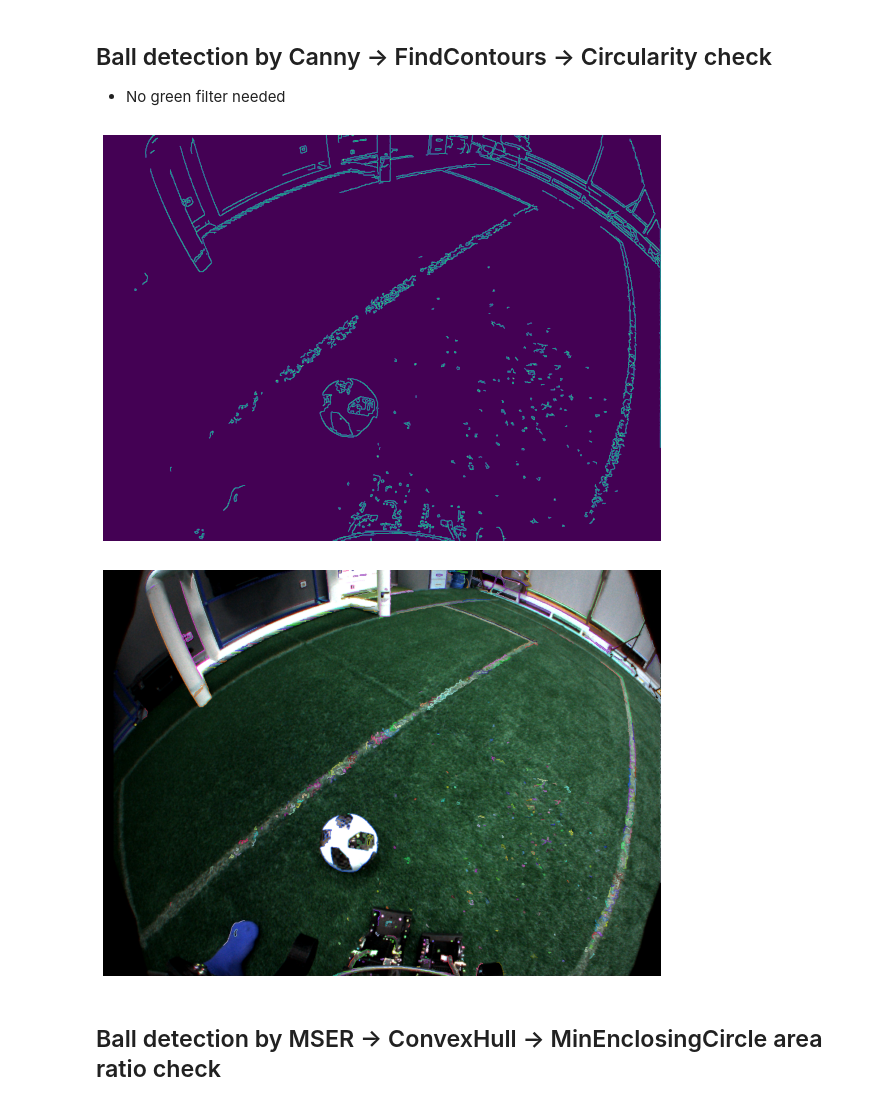
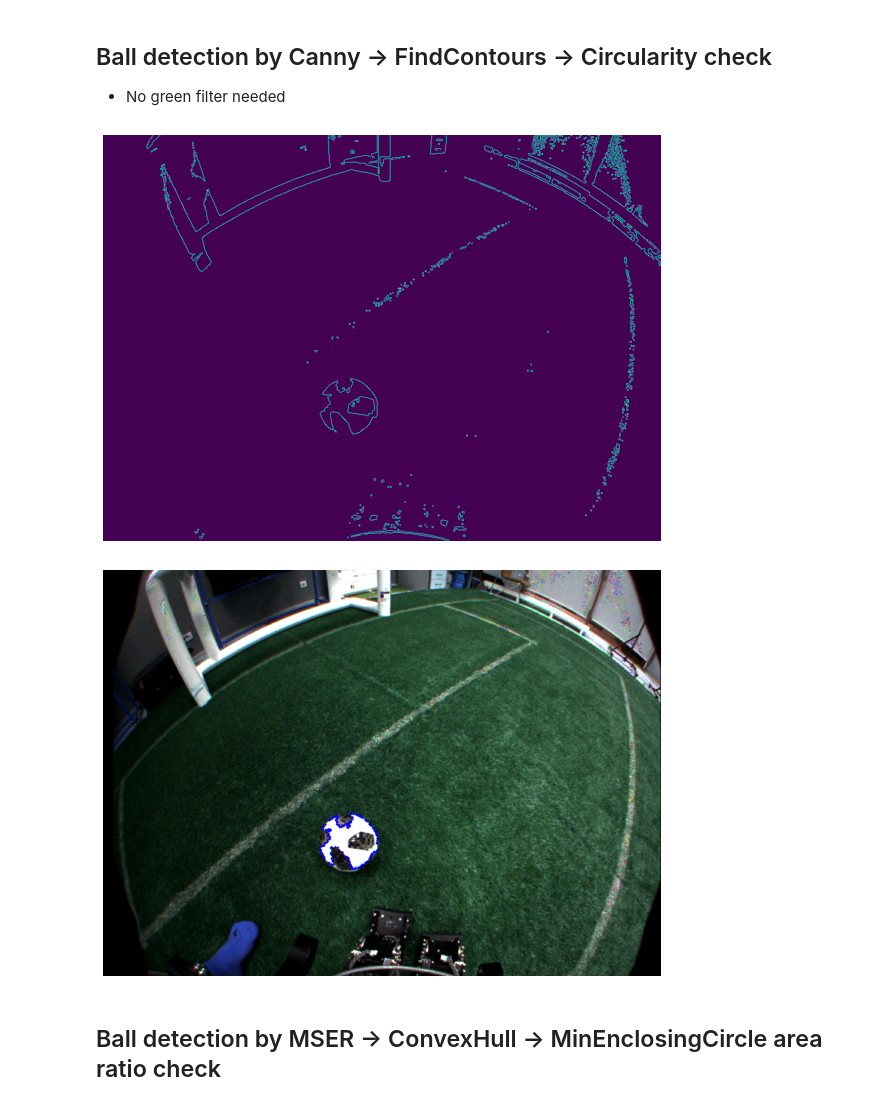
Before and after one commit to mashamochalina/cvr_course, a Jupyter notebook: notebooks/cv_hw2.ipynb, the cells around one changed output. Cells and saved outputs as stored; diff of their text form; code cells hidden in the pictures.

```diff
--- a/notebooks/cv_hw2.ipynb
+++ b/notebooks/cv_hw2.ipynb
@@ -151,20 +153,21 @@ from math import pi, fabs
 # %%
 # Preparing input image
 im_rgb = cv2.imread("../data/imgs/ball2.png", cv2.IMREAD_COLOR)
 im_gray = cv2.cvtColor(im_rgb, cv2.COLOR_BGR2GRAY)
+ret, im_gray2 = cv2.threshold(im_gray, 160, 255, cv2.THRESH_BINARY)
 
 # Doing Canny edge detector
-edges = cv2.Canny(im_gray, 100, 200, L2gradient = True)
+edges = cv2.Canny(im_gray2, 100, 255, L2gradient = True)
 
 # Displaying Canny edge detector results
 plt.imshow(edges)
 plt.axis('off')
 plt.show()
 # %% [output]
-[figure, old version]
+[figure, new version]
 # %%
 # Doing FindContours to find and separate "contours" - long thin paths of pixels on Canny output
-contours, hierarchy = cv2.findContours(edges, cv2.RETR_LIST, cv2.CHAIN_APPROX_NONE)
+contours, hierarchy = cv2.findContours(edges, cv2.RETR_EXTERNAL, cv2.CHAIN_APPROX_SIMPLE)
 
 # Checking our contours circularity and drawing result
 # Checking each contour
@@ -178,10 +181,10 @@ for contour in contours:
     # Calculating a contour length by built-in function
     perimeter = cv2.arcLength(contour, True)
     # If perimeter is long enough:
-    if(perimeter>350):
+    if(perimeter>300):
         #Calculating curculatiry as a ration between area and perimeter. 0 - means bad circularity, 1 - perfect circle
         circularity = 4*pi*area/(perimeter*perimeter)
-        if circularity > 0.5:
+        if circularity > 0.1:
             # Drawing a contour of "good" contour with thick red line
             cv2.drawContours(im_rgb, contour, -1, (0,0,255), 3)
 
@@ -190,7 +193,7 @@ plt.imshow(im_rgb)
 plt.axis('off')
 plt.show()
 # %% [output]
-[figure, old version]
+[figure, new version]
 # %% [markdown]
 ## Ball detection by  MSER -> ConvexHull -> MinEnclosingCircle area ratio check
 # %%
```
Also changed, not shown: parts of 1 cell of this notebook.
